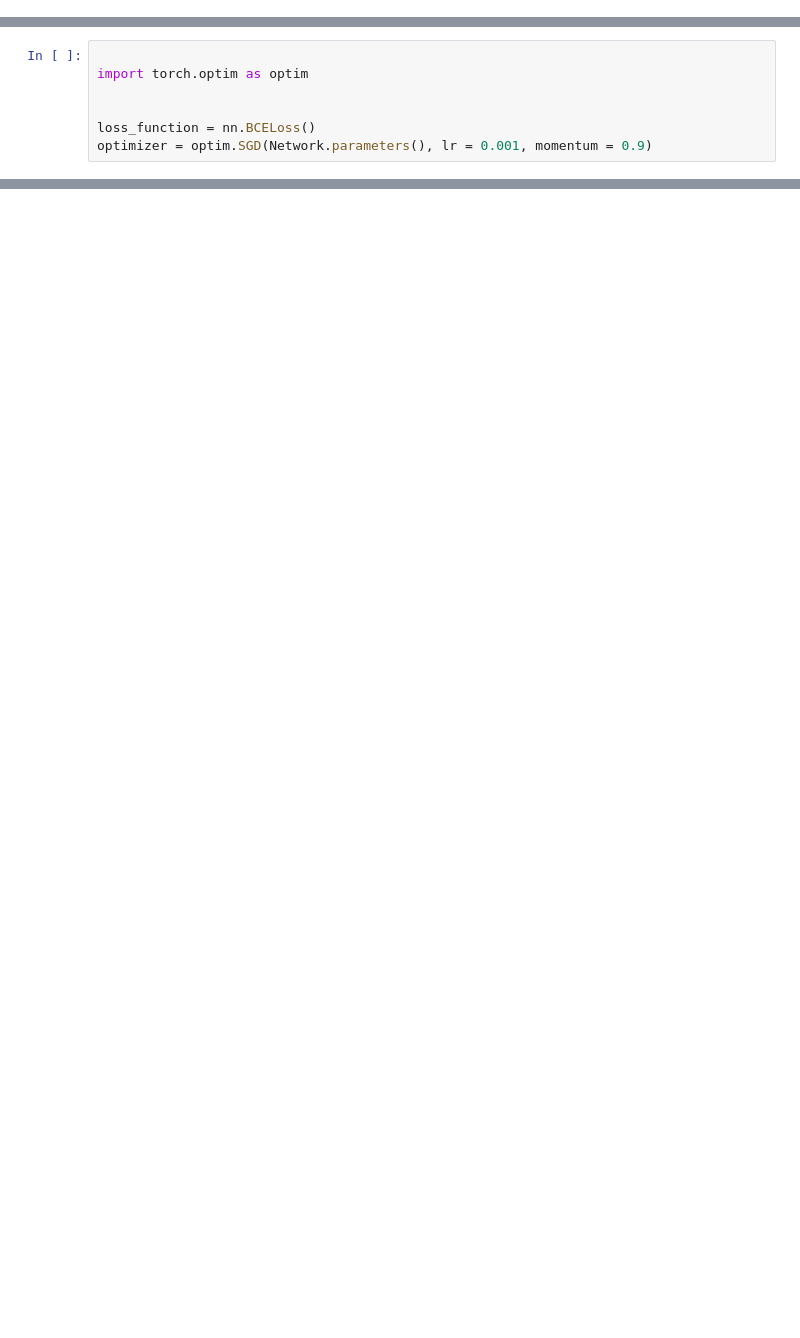
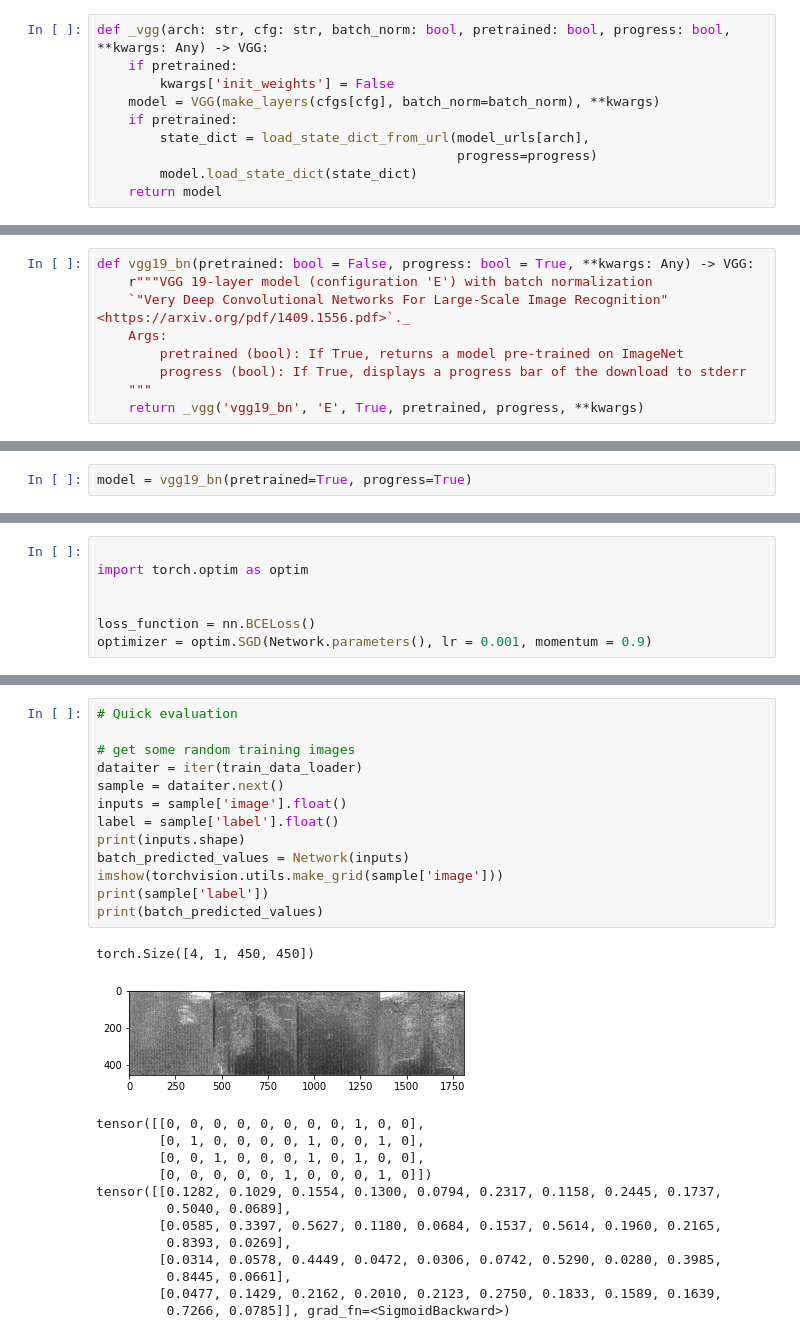
Before and after one commit to alirezash97/Machine-Learning-Course, a Jupyter notebook: Final_Project/RANZCR.ipynb, the cells around one changed output, grey strips where cells are left out. Cells and saved outputs as stored; diff of their text form; blank space fills up the shorter version.

```diff
--- a/Final_Project/RANZCR.ipynb
+++ b/Final_Project/RANZCR.ipynb
@@ -188,0 +273,10 @@ tensor([[0, 0, 1, 0, 0, 1, 0, 0, 0, 1, 0],
+# %%
+def _vgg(arch: str, cfg: str, batch_norm: bool, pretrained: bool, progress: bool, **kwargs: Any) -> VGG:
+    if pretrained:
+        kwargs['init_weights'] = False
+    model = VGG(make_layers(cfgs[cfg], batch_norm=batch_norm), **kwargs)
+    if pretrained:
+        state_dict = load_state_dict_from_url(model_urls[arch],
+                                              progress=progress)
+        model.load_state_dict(state_dict)
+    return model
@@ -188,0 +290,9 @@ tensor([[0, 0, 1, 0, 0, 1, 0, 0, 0, 1, 0],
+# %%
+def vgg19_bn(pretrained: bool = False, progress: bool = True, **kwargs: Any) -> VGG:
+    r"""VGG 19-layer model (configuration 'E') with batch normalization
+    `"Very Deep Convolutional Networks For Large-Scale Image Recognition" <https://arxiv.org/pdf/1409.1556.pdf>`._
+    Args:
+        pretrained (bool): If True, returns a model pre-trained on ImageNet
+        progress (bool): If True, displays a progress bar of the download to stderr
+    """
+    return _vgg('vgg19_bn', 'E', True, pretrained, progress, **kwargs)
@@ -188,0 +315,2 @@ tensor([[0, 0, 1, 0, 0, 1, 0, 0, 0, 1, 0],
+# %%
+model = vgg19_bn(pretrained=True, progress=True)
@@ -266 +419,29 @@ print('Finished Training Network')
 Finished Training Network
+# %%
+# Quick evaluation
+
+# get some random training images
+dataiter = iter(train_data_loader)
+sample = dataiter.next()
+inputs = sample['image'].float()
+label = sample['label'].float()
+print(inputs.shape)
+batch_predicted_values = Network(inputs)
+imshow(torchvision.utils.make_grid(sample['image']))
+print(sample['label'])
+print(batch_predicted_values)
+# %% [output]
+torch.Size([4, 1, 450, 450])
+[figure, added]
+tensor([[0, 0, 0, 0, 0, 0, 0, 0, 1, 0, 0],
+        [0, 1, 0, 0, 0, 0, 1, 0, 0, 1, 0],
+        [0, 0, 1, 0, 0, 0, 1, 0, 1, 0, 0],
+        [0, 0, 0, 0, 0, 1, 0, 0, 0, 1, 0]])
+tensor([[0.1282, 0.1029, 0.1554, 0.1300, 0.0794, 0.2317, 0.1158, 0.2445, 0.1737,
+         0.5040, 0.0689],
+        [0.0585, 0.3397, 0.5627, 0.1180, 0.0684, 0.1537, 0.5614, 0.1960, 0.2165,
+         0.8393, 0.0269],
+        [0.0314, 0.0578, 0.4449, 0.0472, 0.0306, 0.0742, 0.5290, 0.0280, 0.3985,
+         0.8445, 0.0661],
+        [0.0477, 0.1429, 0.2162, 0.2010, 0.2123, 0.2750, 0.1833, 0.1589, 0.1639,
+         0.7266, 0.0785]], grad_fn=<SigmoidBackward>)
```
Also changed, not shown: parts of 14 cells of this notebook.
